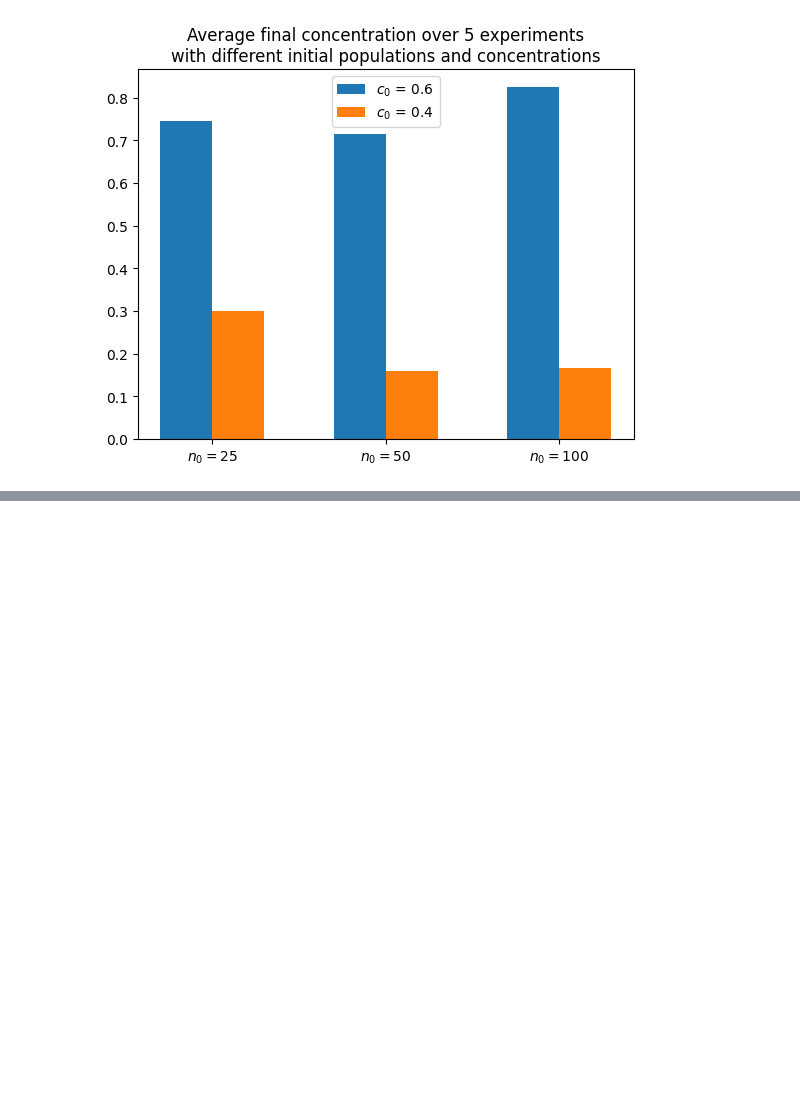
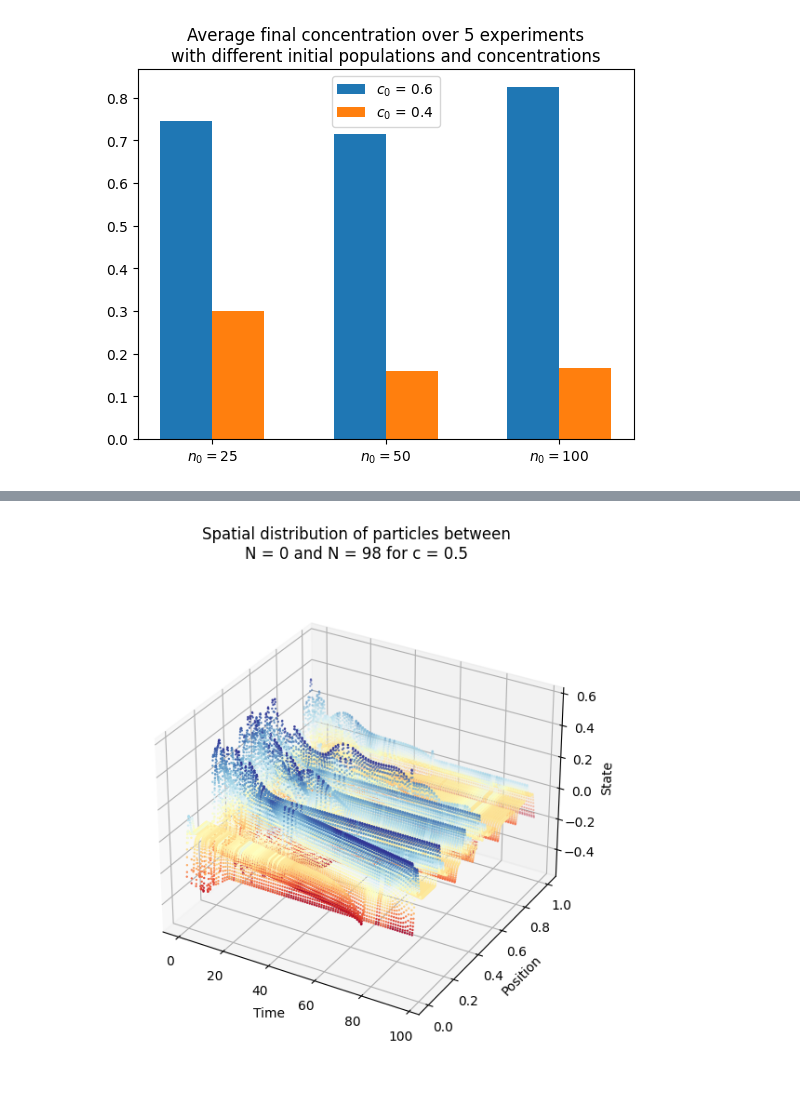
Before and after one commit to Epsylene/BrownianAnnihilation, a Jupyter notebook: ballistic.ipynb, the cells around one changed output, grey strips where cells are left out. Saved outputs shown, nothing was run; the diff lists cells and outputs as text; code cells hidden in the pictures; blank space fills up the shorter version.

```diff
--- a/ballistic.ipynb
+++ b/ballistic.ipynb
@@ -54,0 +60,4 @@ end_state(Ballistic, params, 5)
+# %%
+distribution(b, proj='3d')
+# %% [output]
+[figure, added]
```
Also changed, not shown: parts of 1 cell of this notebook, 4 other files.
